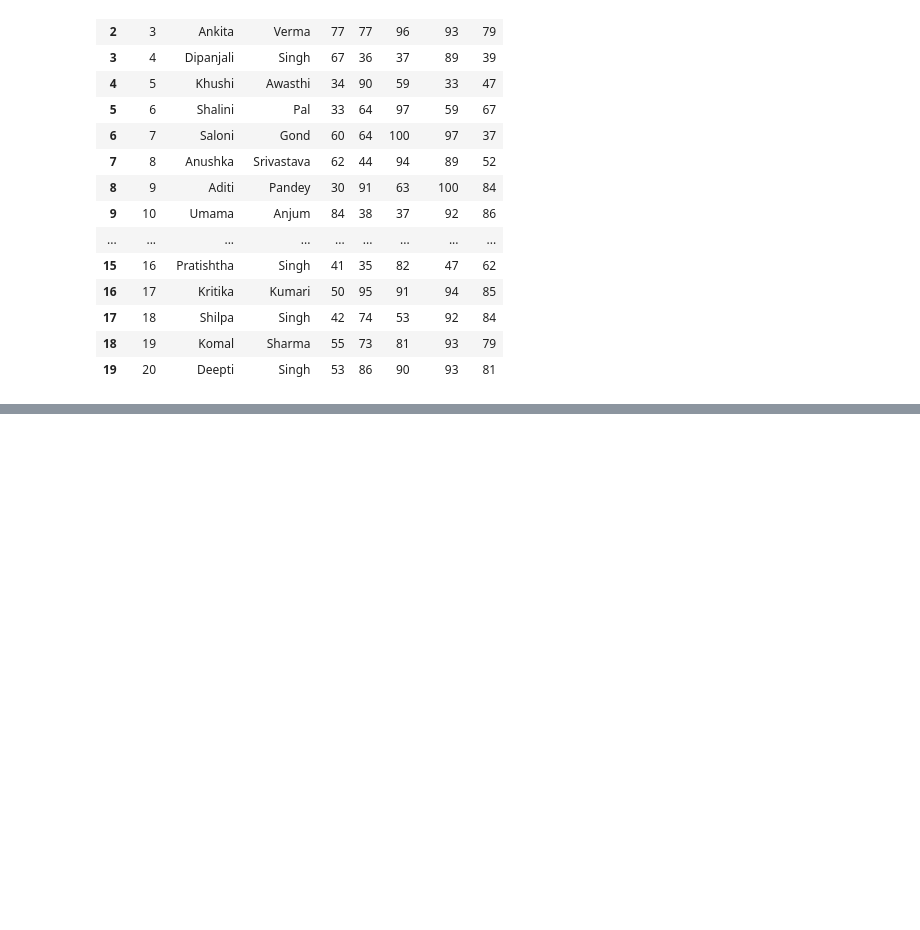
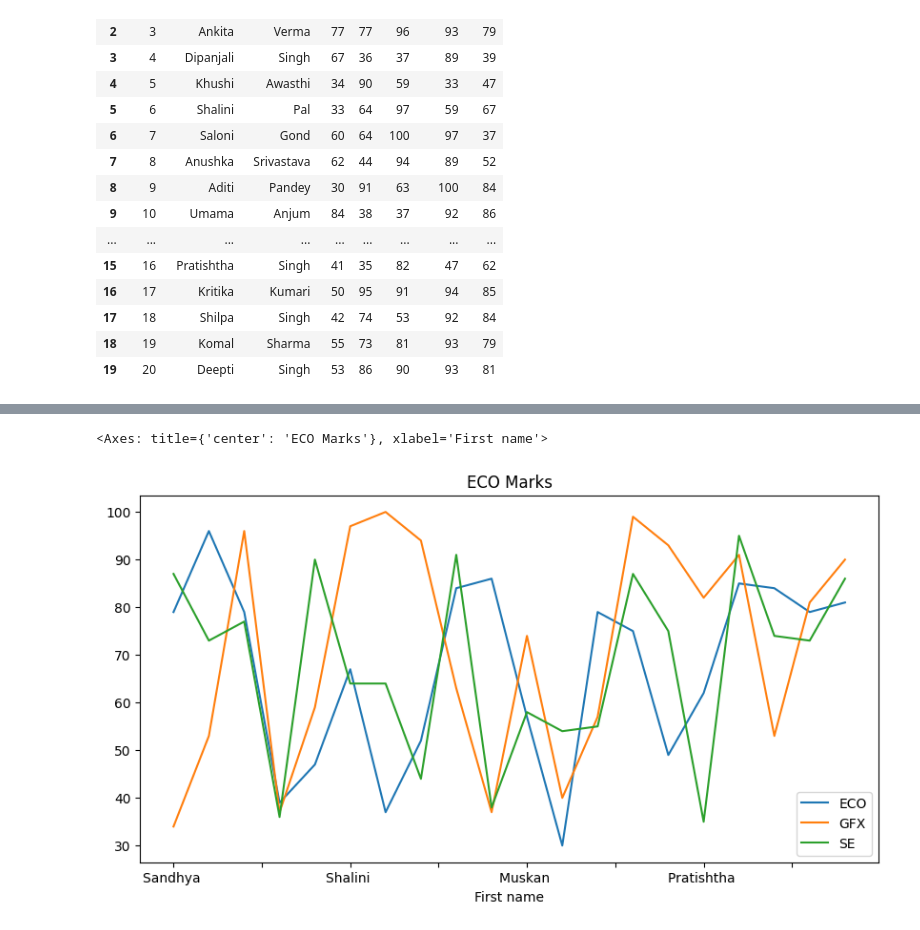
Before and after one commit to Kritikakumari0212/Digipodium, a Jupyter notebook: Analysis1.ipynb, the cells around one changed output, grey strips where cells are left out. Cells and saved outputs as stored; diff of their text form; code cells hidden in the pictures; blank space fills up the shorter version.

```diff
--- a/Analysis1.ipynb
+++ b/Analysis1.ipynb
@@ -32,0 +38,5 @@ marks['ECO'].plot(kind='bar',figsize=(10,5),title='ECO Marks')
+# %%
+marks[['ECO','GFX','SE']].plot(kind='line',figsize=(10,5),title='ECO Marks')
+# %% [output]
+<Axes: title={'center': 'ECO Marks'}, xlabel='First name'>
+[figure, added]
```
Also changed, not shown: parts of 3 cells of this notebook.
